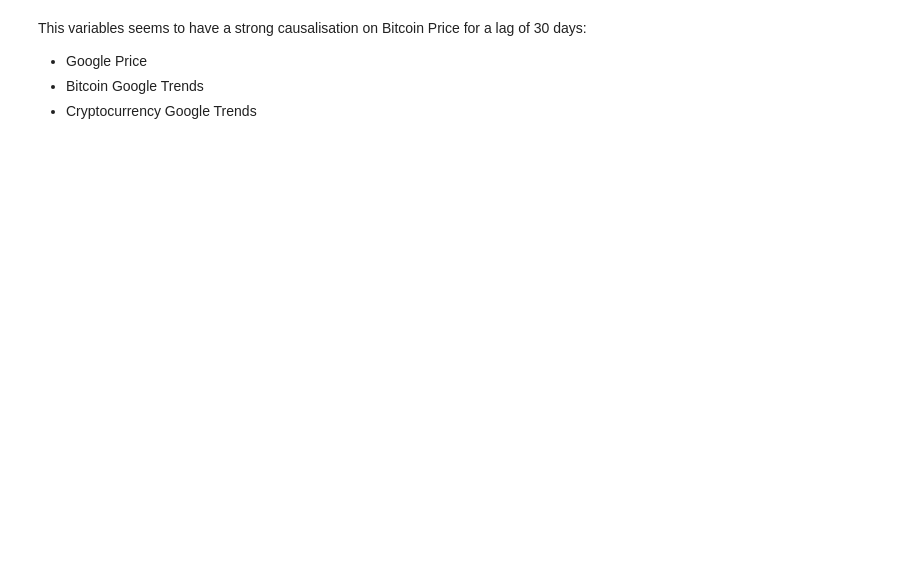
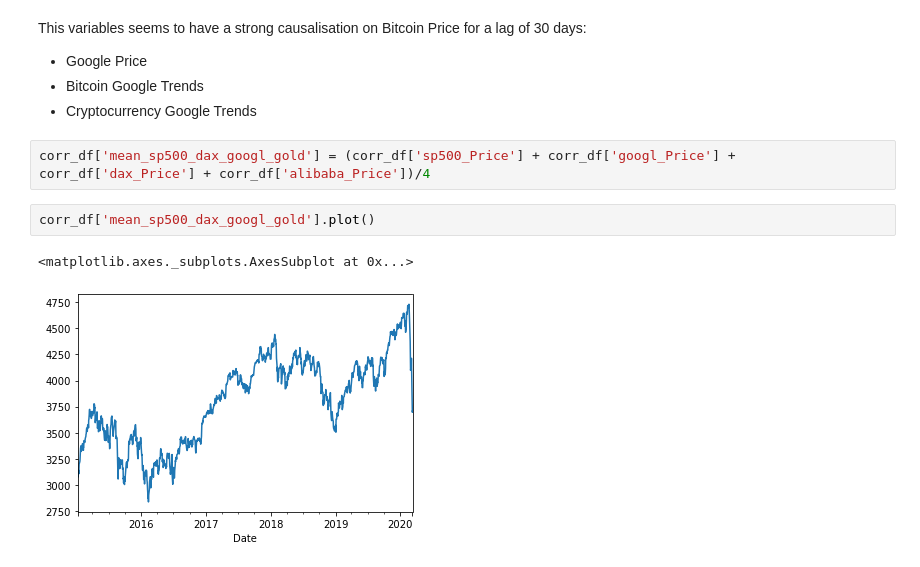
Before and after one commit to herrfeder/DataScientist, a Jupyter notebook: Project_05_Capstone_Stock_Chart_Analysis/02_stationarity_causalisation_analysis.ipynb, the cells around one changed output. Drawn from its saved outputs; the diff is of its cells as text; blank space fills up the shorter version.

```diff
--- a/Project_05_Capstone_Stock_Chart_Analysis/02_stationarity_causalisation_analysis.ipynb
+++ b/Project_05_Capstone_Stock_Chart_Analysis/02_stationarity_causalisation_analysis.ipynb
@@ -161,3 +165,10 @@ This variables seems to have a strong causalisation on Bitcoin Price for a lag o
   * Google Price
   * Bitcoin Google Trends
   * Cryptocurrency Google Trends
+# %%
+corr_df['mean_sp500_dax_googl_gold'] = (corr_df['sp500_Price'] + corr_df['googl_Price'] + corr_df['dax_Price'] + corr_df['alibaba_Price'])/4
+# %%
+corr_df['mean_sp500_dax_googl_gold'].plot()
+# %% [output]
+<matplotlib.axes._subplots.AxesSubplot at 0x...>
+[figure, added]
```
Also changed, not shown: parts of 10 cells of this notebook, 2 other files.
